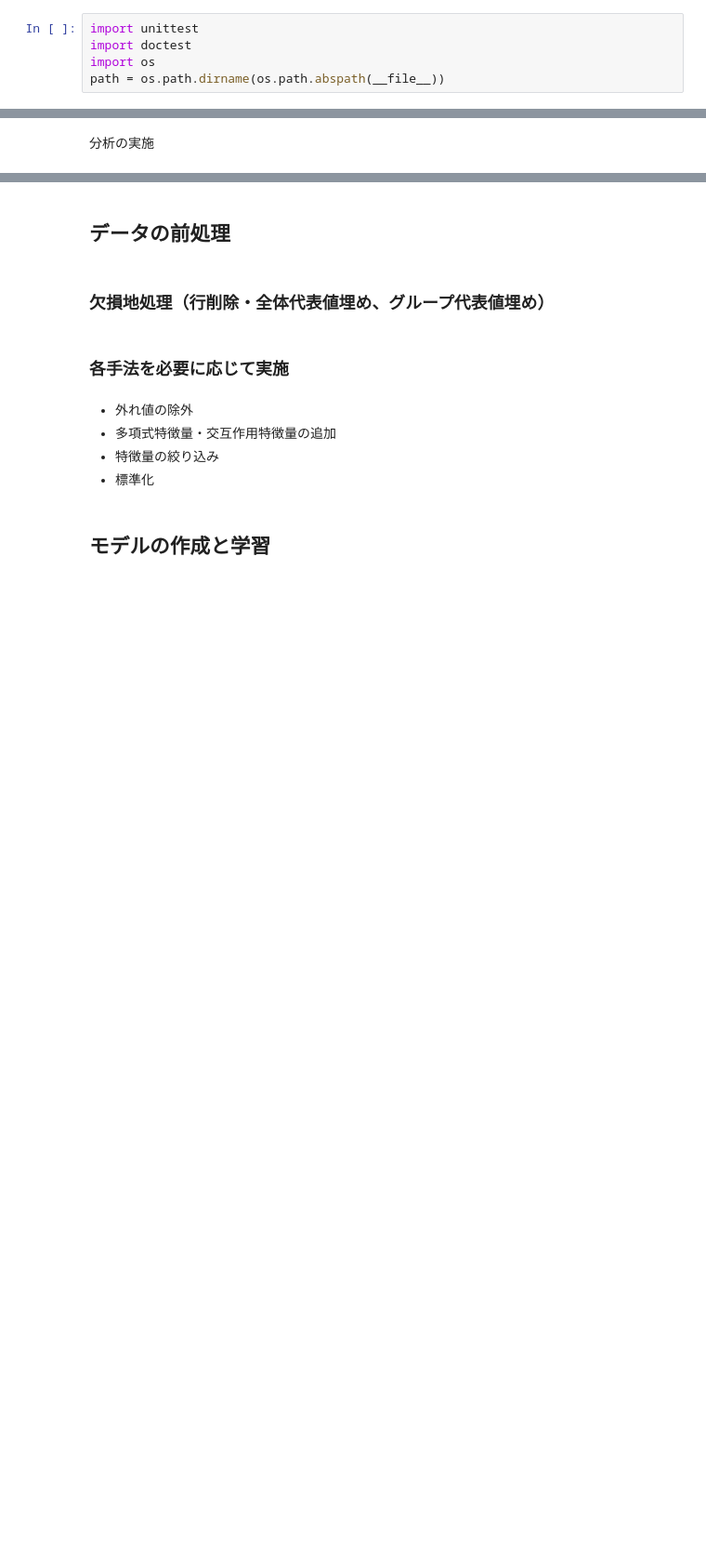
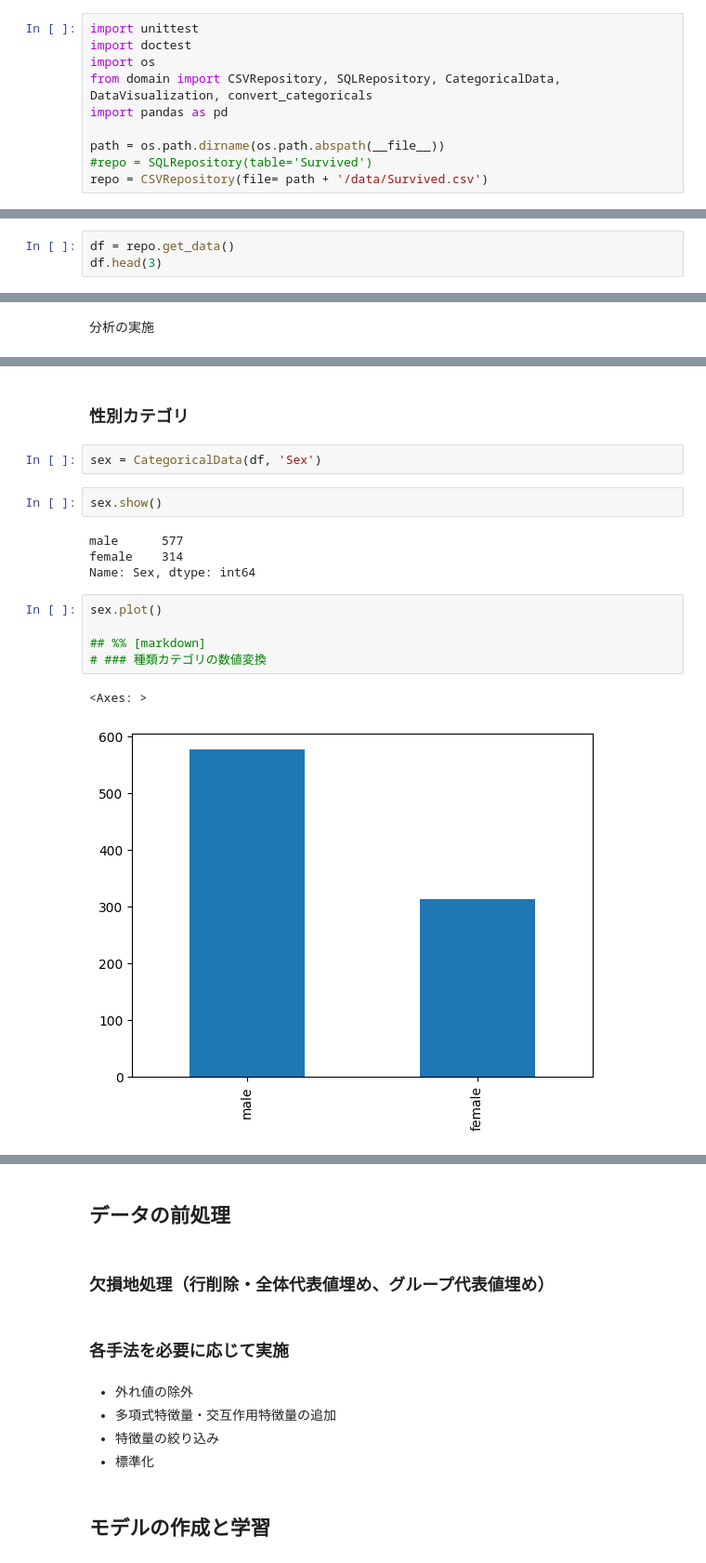
Before and after one commit to k2works/pragmatic-programing-exercise-2023, a Jupyter notebook: src/api/notebooks/chap07.ipynb, the cells around one changed output, grey strips where cells are left out. Shown at 93% size. Drawn from its saved outputs; the diff is of its cells as text; blank space fills up the shorter version.

```diff
--- a/src/api/notebooks/chap07.ipynb
+++ b/src/api/notebooks/chap07.ipynb
@@ -4,4 +4,9 @@
 import unittest
 import doctest
 import os
+from domain import CSVRepository, SQLRepository, CategoricalData, DataVisualization, convert_categoricals
+import pandas as pd
+
 path = os.path.dirname(os.path.abspath(__file__))
+#repo = SQLRepository(table='Survived')
+repo = CSVRepository(file= path + '/data/Survived.csv')
@@ -9,0 +28,3 @@ path = os.path.dirname(os.path.abspath(__file__))
+# %%
+df = repo.get_data()
+df.head(3)
@@ -15,0 +113,18 @@ path = os.path.dirname(os.path.abspath(__file__))
+# %% [markdown]
+ ### 性別カテゴリ
+# %%
+sex = CategoricalData(df, 'Sex')
+# %%
+sex.show()
+# %% [output]
+male      577
+female    314
+Name: Sex, dtype: int64
+# %%
+sex.plot()
+
+## %% [markdown]
+# ### 種類カテゴリの数値変換
+# %% [output]
+<Axes: >
+[figure, added]
```
Also changed, not shown: parts of 36 cells of this notebook, 14 other files.
